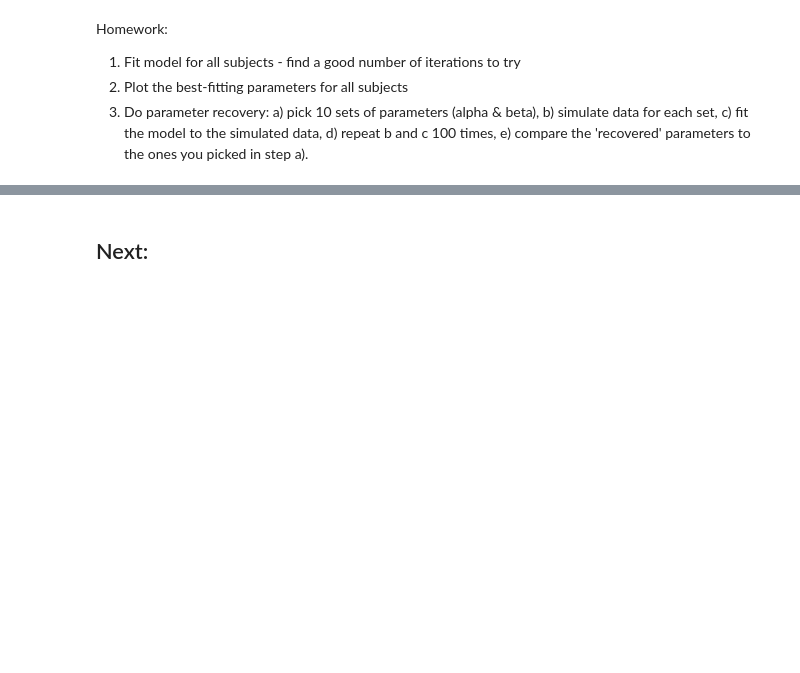
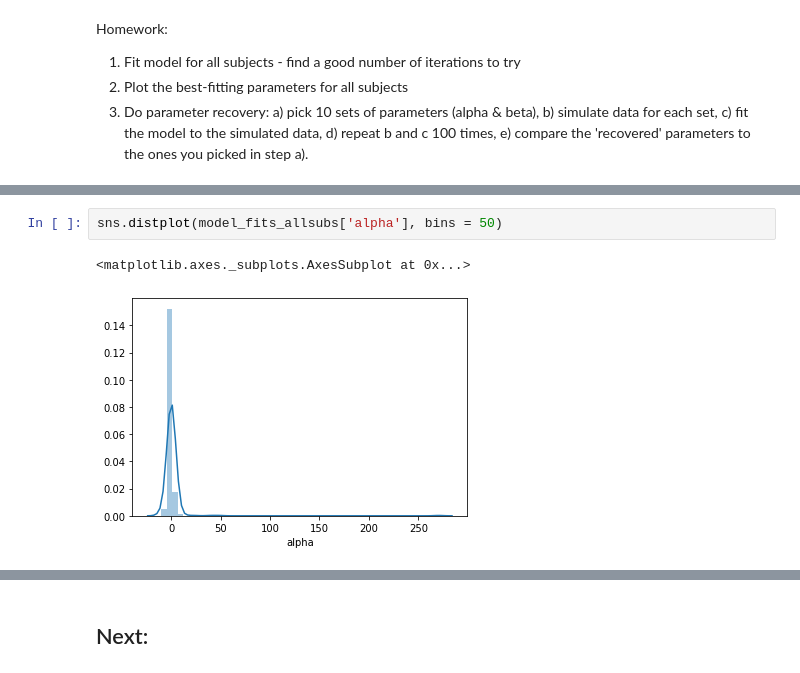
Before and after one commit to jeroenvanbaar/Computational_modeling_tutorial, a Jupyter notebook: 4.Automating_model_fitting_and_model_comparison.ipynb, the cells around one changed output, grey strips where cells are left out. Saved outputs shown, nothing was run; the diff lists cells and outputs as text; blank space fills up the shorter version.

```diff
--- a/4.Automating_model_fitting_and_model_comparison.ipynb
+++ b/4.Automating_model_fitting_and_model_comparison.ipynb
@@ -258,0 +262,5 @@ Homework:
+# %%
+sns.distplot(model_fits_allsubs['alpha'], bins = 50)
+# %% [output]
+<matplotlib.axes._subplots.AxesSubplot at 0x...>
+[figure, added]
```
Also changed, not shown: parts of 12 cells of this notebook.
